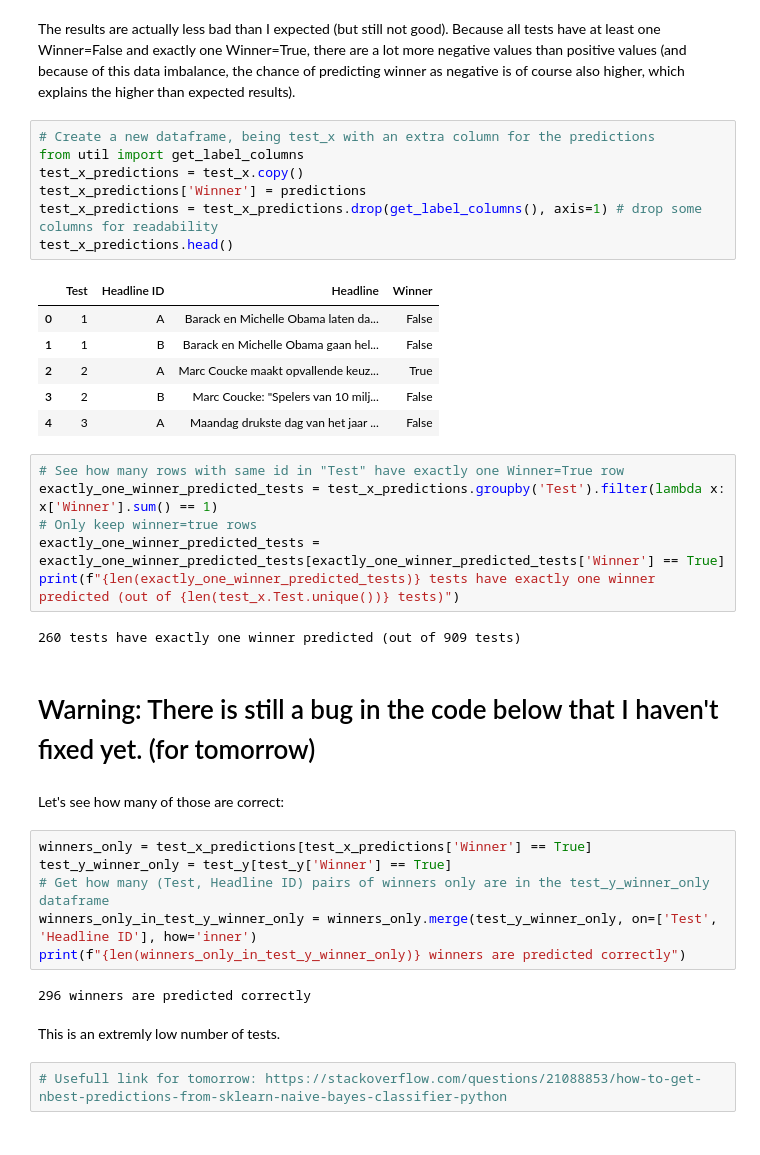
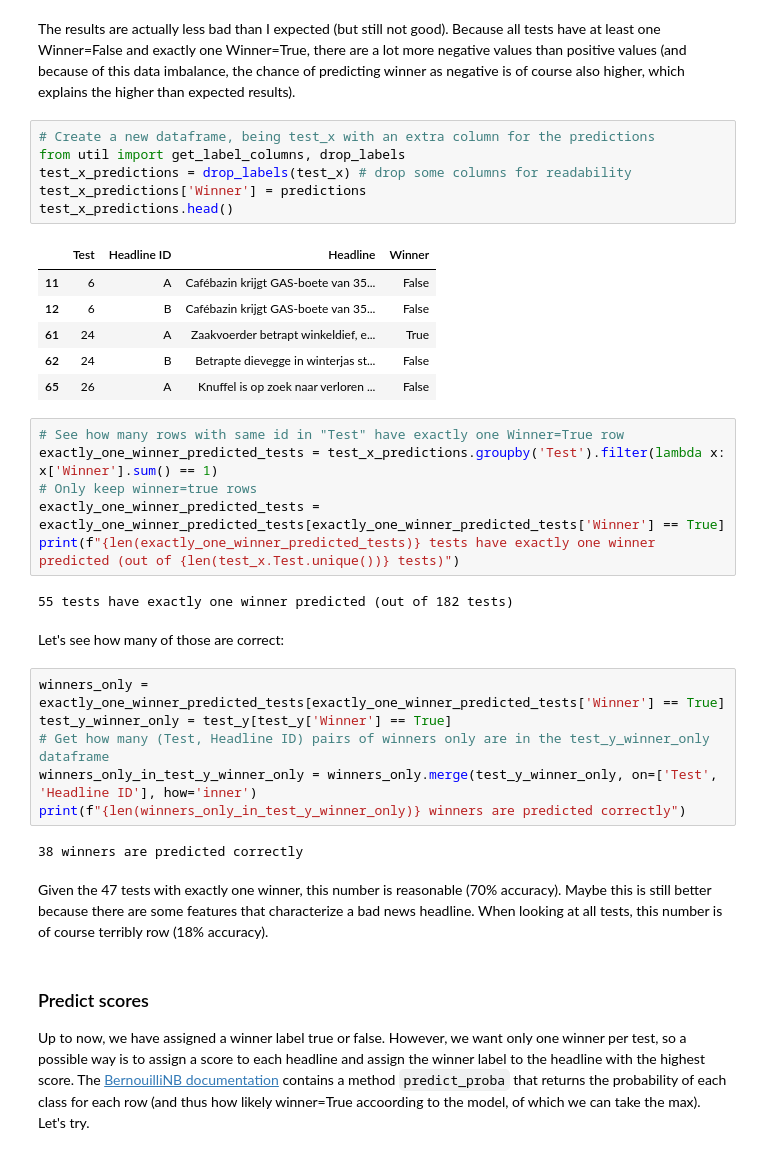
Before and after one commit to arnodeceuninck/news-headlines-research, a Jupyter notebook: 2a Naive Bayes.ipynb, the cells around one changed output. Saved outputs shown, nothing was run; the diff lists cells and outputs as text.

Commit message:
Winner prediction one winner per test + RandomClassifier + NaiveBayes + RandomForestClf

```diff
--- a/2a Naive Bayes.ipynb
+++ b/2a Naive Bayes.ipynb
@@ -70,18 +83,17 @@ Accuracy=64.86% (1464/2257)
 The results are actually less bad than I expected (but still not good). Because all tests have at least one Winner=False and exactly one Winner=True, there are a lot more negative values than positive values (and because of this data imbalance, the chance of predicting winner as negative is of course also higher, which explains the higher than expected results).
 # %%
 # Create a new dataframe, being test_x with an extra column for the predictions
-from util import get_label_columns
-test_x_predictions = test_x.copy()
+from util import get_label_columns, drop_labels
+test_x_predictions = drop_labels(test_x) # drop some columns for readability
 test_x_predictions['Winner'] = predictions
-test_x_predictions = test_x_predictions.drop(get_label_columns(), axis=1) # drop some columns for readability
 test_x_predictions.head()
 # %% [output]
 |  | Test | Headline ID | Headline | Winner |
-| 0 | 1 | A | Barack en Michelle Obama laten da... | False |
-| 1 | 1 | B | Barack en Michelle Obama gaan hel... | False |
-| 2 | 2 | A | Marc Coucke maakt opvallende keuz... | True |
-| 3 | 2 | B | Marc Coucke: "Spelers van 10 milj... | False |
-| 4 | 3 | A | Maandag drukste dag van het jaar ... | False |
+| 11 | 6 | A | Cafébazin krijgt GAS-boete van 35... | False |
+| 12 | 6 | B | Cafébazin krijgt GAS-boete van 35... | False |
+| 61 | 24 | A | Zaakvoerder betrapt winkeldief, e... | True |
+| 62 | 24 | B | Betrapte dievegge in winterjas st... | False |
+| 65 | 26 | A | Knuffel is op zoek naar verloren ... | False |
 # %%
 # See how many rows with same id in "Test" have exactly one Winner=True row
 exactly_one_winner_predicted_tests = test_x_predictions.groupby('Test').filter(lambda x: x['Winner'].sum() == 1)
@@ -89,20 +101,19 @@ exactly_one_winner_predicted_tests = test_x_predictions.groupby('Test').filter(l
 exactly_one_winner_predicted_tests = exactly_one_winner_predicted_tests[exactly_one_winner_predicted_tests['Winner'] == True]
 print(f"{len(exactly_one_winner_predicted_tests)} tests have exactly one winner predicted (out of {len(test_x.Test.unique())} tests)")
 # %% [output]
-260 tests have exactly one winner predicted (out of 909 tests)
+55 tests have exactly one winner predicted (out of 182 tests)
-# %% [markdown]
-# Warning: There is still a bug in the code below that I haven't fixed yet. (for tomorrow)
 # %% [markdown]
 Let's see how many of those are correct:
 # %%
-winners_only = test_x_predictions[test_x_predictions['Winner'] == True]
+winners_only = exactly_one_winner_predicted_tests[exactly_one_winner_predicted_tests['Winner'] == True]
 test_y_winner_only = test_y[test_y['Winner'] == True]
 # Get how many (Test, Headline ID) pairs of winners only are in the test_y_winner_only dataframe
 winners_only_in_test_y_winner_only = winners_only.merge(test_y_winner_only, on=['Test', 'Headline ID'], how='inner')
 print(f"{len(winners_only_in_test_y_winner_only)} winners are predicted correctly")
 # %% [output]
-296 winners are predicted correctly
+38 winners are predicted correctly
-# %% [markdown]
-This is an extremly low number of tests.
-# %%
-# Usefull link for tomorrow: https://stackoverflow.com/questions/21088853/how-to-get-nbest-predictions-from-sklearn-naive-bayes-classifier-python
+# %% [markdown]
+Given the 47 tests with exactly one winner, this number is reasonable (70% accuracy). Maybe this is still better because there are some features that characterize a bad news headline. When looking at all tests, this number is of course terribly row (18% accuracy).
+# %% [markdown]
+### Predict scores
+Up to now, we have assigned a winner label true or false. However, we want only one winner per test, so a possible way is to assign a score to each headline and assign the winner label to the headline with the highest score. The [BernouilliNB documentation](https://scikit-learn.org/stable/modules/generated/sklearn.naive_bayes.BernoulliNB.html) contains a method `predict_proba` that returns the probability of each class for each row (and thus how likely winner=True accoording to the model, of which we can take the max). Let's try.
```
Also changed, not shown: parts of 21 cells of this notebook, 6 other files.
